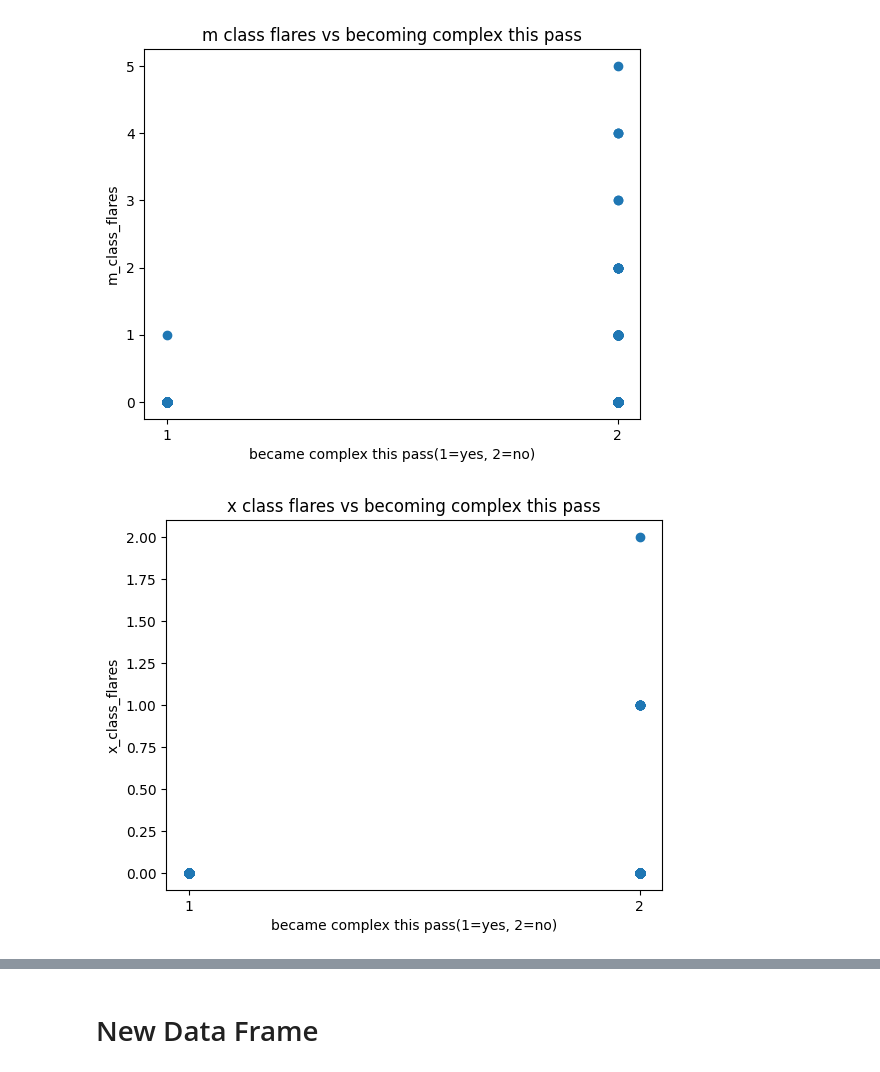
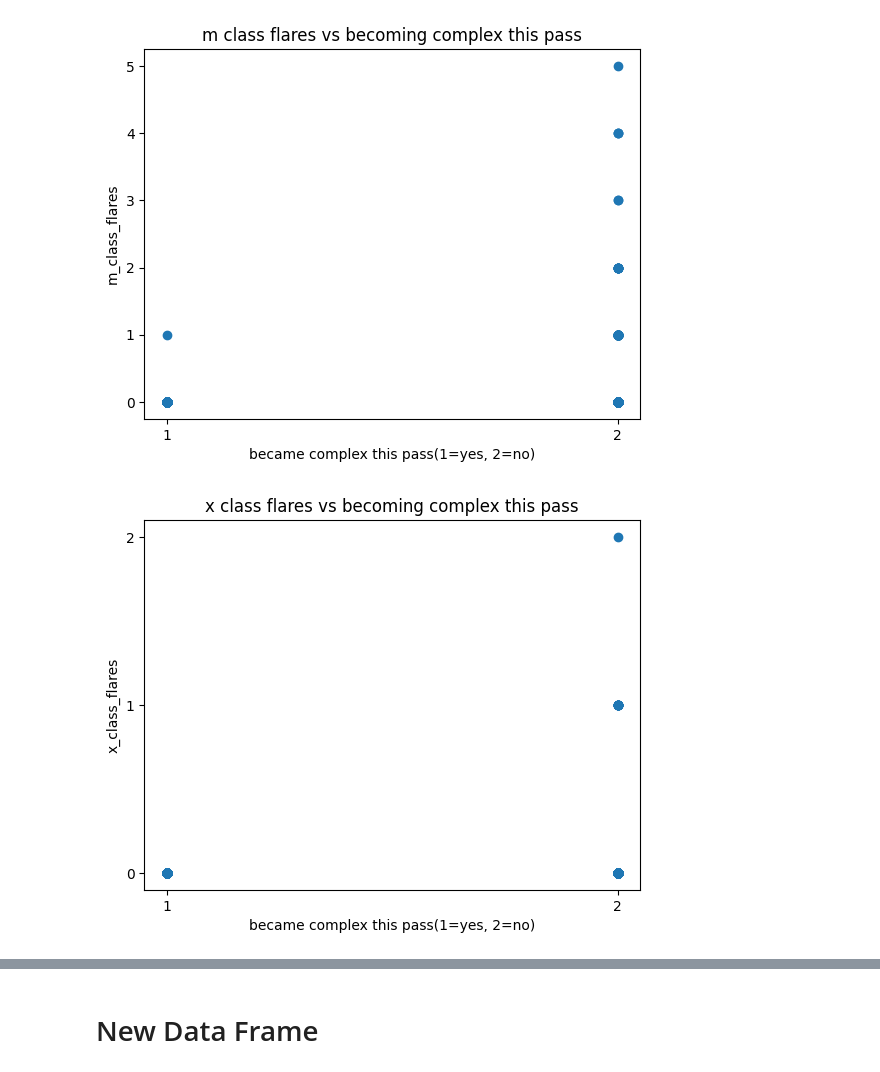
Before and after one commit to nollamae7-spec/DSRSP-Solar-Flares, a Jupyter notebook: DSHRP_Solar_Flares.ipynb, the cells around one changed output, grey strips where cells are left out. Cells and saved outputs as stored; diff of their text form; code cells hidden in the pictures.

```diff
--- a/DSHRP_Solar_Flares.ipynb
+++ b/DSHRP_Solar_Flares.ipynb
@@ -422,10 +391,11 @@ plt.show()
 # %%
 plt.scatter(df["became_complex_this_pass"], df["x_class_flares"])
 plt.title("x class flares vs becoming complex this pass")
 plt.ylabel("x_class_flares")
 plt.xlabel("became complex this pass(1=yes, 2=no)")
 plt.xticks([1,2])
+plt.yticks([0,1,2])
 
 plt.show()
 # %% [output]
-[figure, old version]
+[figure, new version]
```
Also changed, not shown: parts of 15 cells of this notebook.
